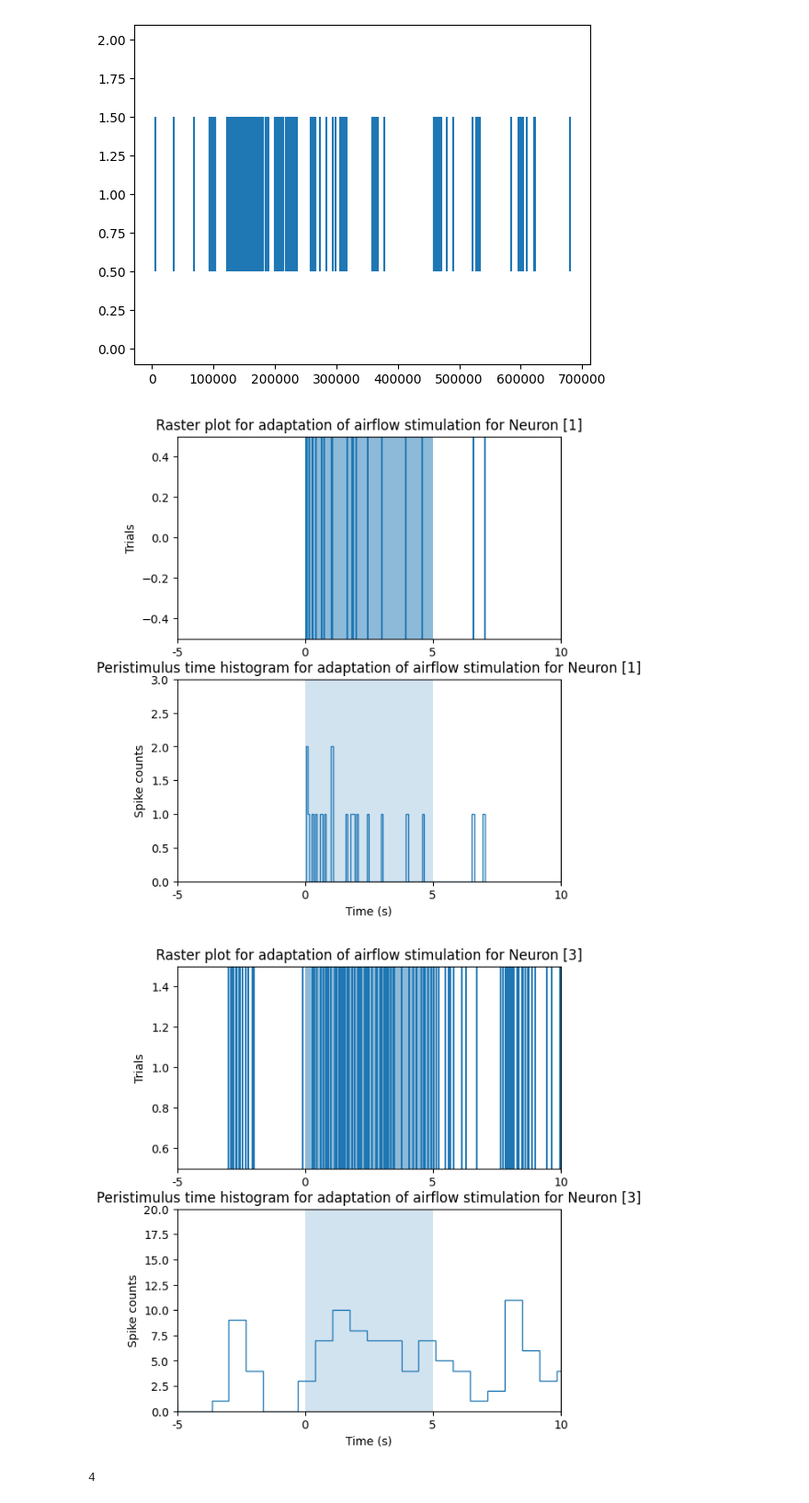
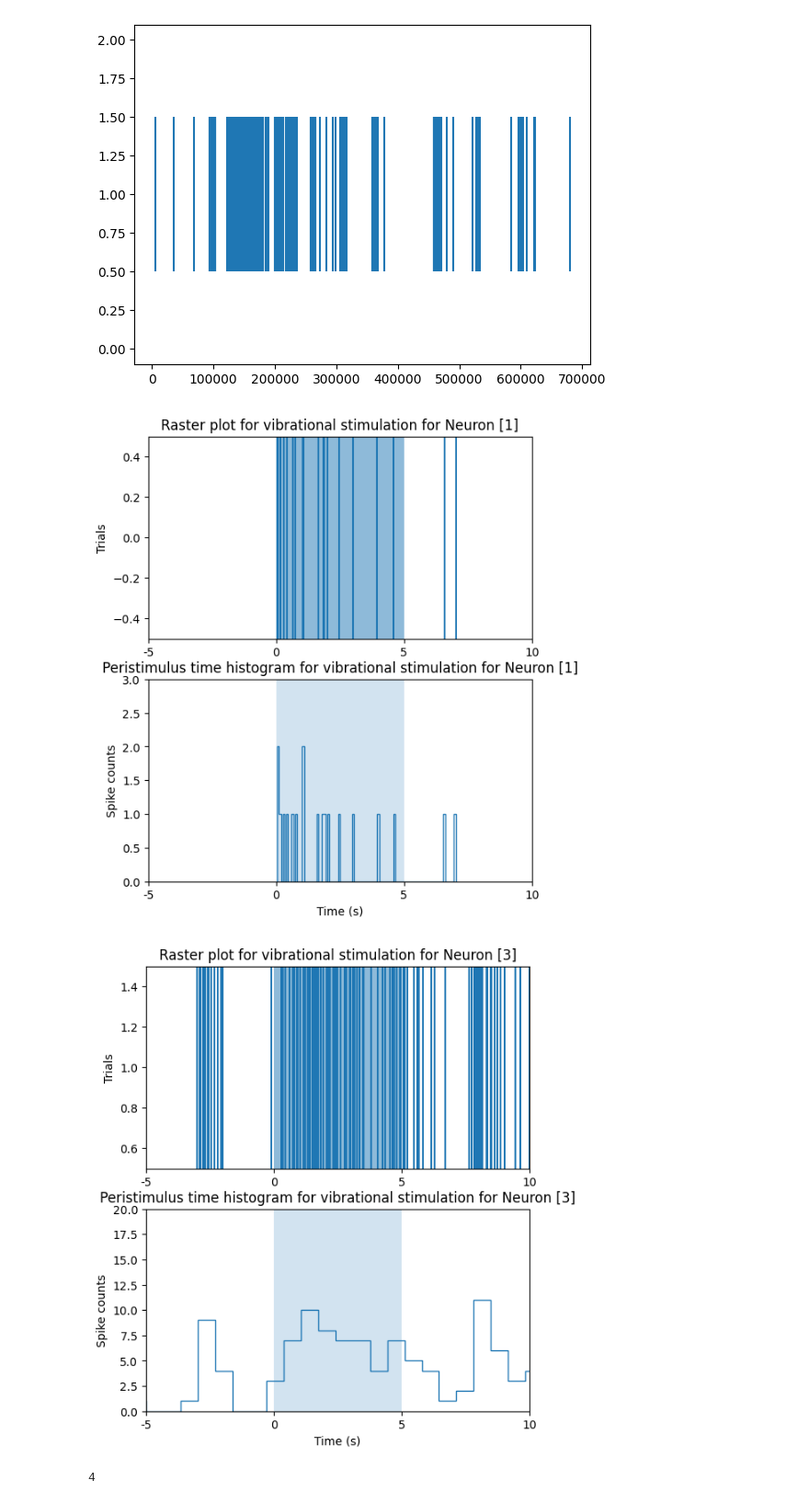
Before and after one commit to adishreeg/bi162-final-project, a Jupyter notebook: code/Vibration_Haptics.ipynb, the cells around one changed output. Shown at 92% size. Drawn from its saved outputs; the diff is of its cells as text; code cells hidden in the pictures.

```diff
--- a/code/Vibration_Haptics.ipynb
+++ b/code/Vibration_Haptics.ipynb
@@ -452,12 +452,12 @@ for CLUSTER in [[1]]:
     y1 = [-.5, -0.5]
     axs[0].fill_between(x, y1, 0.5, alpha=0.5); axs[1].fill_between(x, y1, 3 if CLUSTER else 14, alpha=0.2)
     axs[0].set_ylim([-0.5, 0.5])
-    axs[0].set_title(f'Raster plot for adaptation of airflow stimulation for Neuron {CLUSTER}')
+    axs[0].set_title(f'Raster plot for vibrational stimulation for Neuron {CLUSTER}')
 
     # times = [x[0] - t_s * 10000 for i, x in enumerate(aligned_spikes) if spike_clusters[i] in CLUSTER for t_s in [8, 33]]
     axs[1].hist(vector2, bins=100, histtype='step')
     axs[1].set_ylabel('Spike counts')
-    axs[1].set_title(f'Peristimulus time histogram for adaptation of airflow stimulation for Neuron {CLUSTER}')
+    axs[1].set_title(f'Peristimulus time histogram for vibrational stimulation for Neuron {CLUSTER}')
     axs[1].set_xticks([t * 10000 for t in ts], ts)
     axs[1].set_xlabel('Time (s)')
     axs[1].set_xlim([-50000, 100000])
@@ -465,37 +465,37 @@ for CLUSTER in [[1]]:
     plt.show()
 
 for CLUSTER in [[3]]:
     fig, axs = plt.subplots(2, figsize=(6, 7))
     vector = []
     vector2 = []
     trial_times = [0, 12.3]
     for i in range(len(trial_times)):
         vector.append([x[0] - trial_times[i] * 10000 for j, x in enumerate(aligned_spikes_list[i]) if spike_clusters_list[i][j] == CLUSTER])
         vector2.extend(vector[-1])
     axs[0].eventplot(vector)
     axs[0].set_xlim([-50000, 60000])
     ts = [-5, 0, 5, 10]
     axs[0].set_xticks([t * 10000 for t in ts], ts)
     # axs[0].set_xlabel('Time (s)')
     axs[0].set_ylabel('Trials')
     x = [0, 50000]
     y1 = [-.5, -0.5]
     axs[0].fill_between(x, y1, 1.5, alpha=0.5); axs[1].fill_between(x, y1, 20 if CLUSTER else 14, alpha=0.2)
     axs[0].set_ylim([0.5, 1.5])
-    axs[0].set_title(f'Raster plot for adaptation of airflow stimulation for Neuron {CLUSTER}')
+    axs[0].set_title(f'Raster plot for vibrational stimulation for Neuron {CLUSTER}')
 
     # times = [x[0] - t_s * 10000 for i, x in enumerate(aligned_spikes) if spike_clusters[i] in CLUSTER for t_s in [8, 33]]
     axs[1].hist(vector2, bins=100, histtype='step')
     axs[1].set_ylabel('Spike counts')
-    axs[1].set_title(f'Peristimulus time histogram for adaptation of airflow stimulation for Neuron {CLUSTER}')
+    axs[1].set_title(f'Peristimulus time histogram for vibrational stimulation for Neuron {CLUSTER}')
     axs[1].set_xticks([t * 10000 for t in ts], ts)
     axs[1].set_xlabel('Time (s)')
     axs[1].set_xlim([-50000, 100000])
     axs[1].set_ylim([0, 20])
     plt.show()
 # %% [output]
-[figure, old version]
+[figure, new version]
-[figure, old version]
+[figure, new version]
 # %%
 len(aligned_spikes_list)
 # %% [output]
```
Also changed, not shown: 1 other file.
